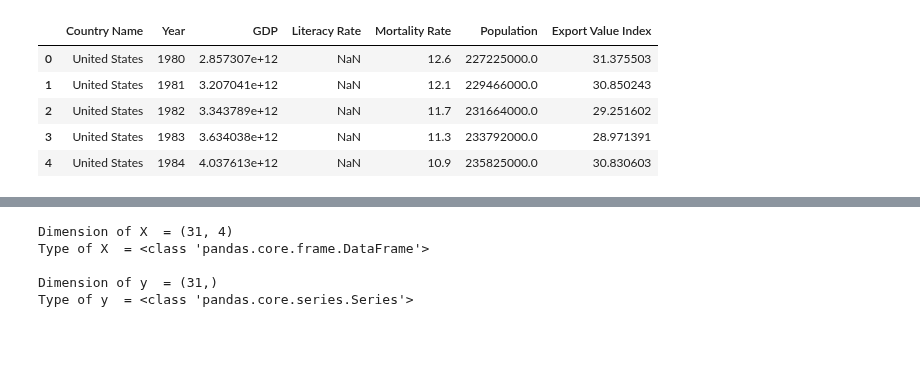
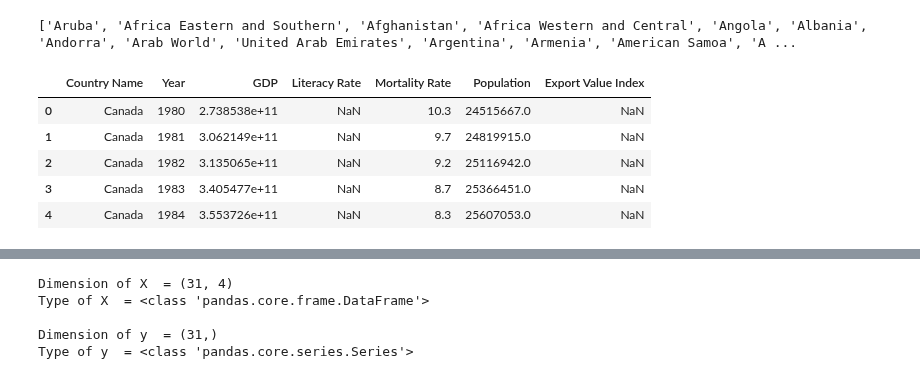
Before and after one commit to aamanuel1/gdp_predictor, a Jupyter notebook: GDP_Predictor_Final.ipynb, the cells around one changed output, grey strips where cells are left out. Drawn from its saved outputs; the diff is of its cells as text; code cells hidden in the pictures; blank space fills up the shorter version.

```diff
--- a/GDP_Predictor_Final.ipynb
+++ b/GDP_Predictor_Final.ipynb
@@ -80,10 +149,22 @@ print(df.loc[df['Country Name'] == country_name].head())
+# %%
+countries = GDP_data['Country Name'].unique().tolist()
+print(countries)
+country_name = get_user_input()
+# %% [output]
+['Aruba', 'Africa Eastern and Southern', 'Afghanistan', 'Africa Western and Central', 'Angola', 'Albania', 'Andorra', 'Arab World', 'United Arab Emirates', 'Argentina', 'Armenia', 'American Samoa', 'A ...
 # %%
+# # #Provided country
+# country_name = 'Aruba'
+
+df = get_country_data(country_name)
+# print(df)
+# Display the data for a specific country
 model_data = df.loc[df['Country Name'] == country_name]
 model_data.head()
 # %% [output]
 |  | Country Name | Year | GDP | Literacy Rate | Mortality Rate | Population | Export Value Index |
-| 0 | United States | 1980 | 2.857307e+12 | NaN | 12.6 | 227225000.0 | 31.375503 |
-| 1 | United States | 1981 | 3.207041e+12 | NaN | 12.1 | 229466000.0 | 30.850243 |
-| 2 | United States | 1982 | 3.343789e+12 | NaN | 11.7 | 231664000.0 | 29.251602 |
-| 3 | United States | 1983 | 3.634038e+12 | NaN | 11.3 | 233792000.0 | 28.971391 |
-| 4 | United States | 1984 | 4.037613e+12 | NaN | 10.9 | 235825000.0 | 30.830603 |
+| 0 | Canada | 1980 | 2.738538e+11 | NaN | 10.3 | 24515667.0 | NaN |
+| 1 | Canada | 1981 | 3.062149e+11 | NaN | 9.7 | 24819915.0 | NaN |
+| 2 | Canada | 1982 | 3.135065e+11 | NaN | 9.2 | 25116942.0 | NaN |
+| 3 | Canada | 1983 | 3.405477e+11 | NaN | 8.7 | 25366451.0 | NaN |
+| 4 | Canada | 1984 | 3.553726e+11 | NaN | 8.3 | 25607053.0 | NaN |
```
Also changed, not shown: parts of 40 cells of this notebook.
